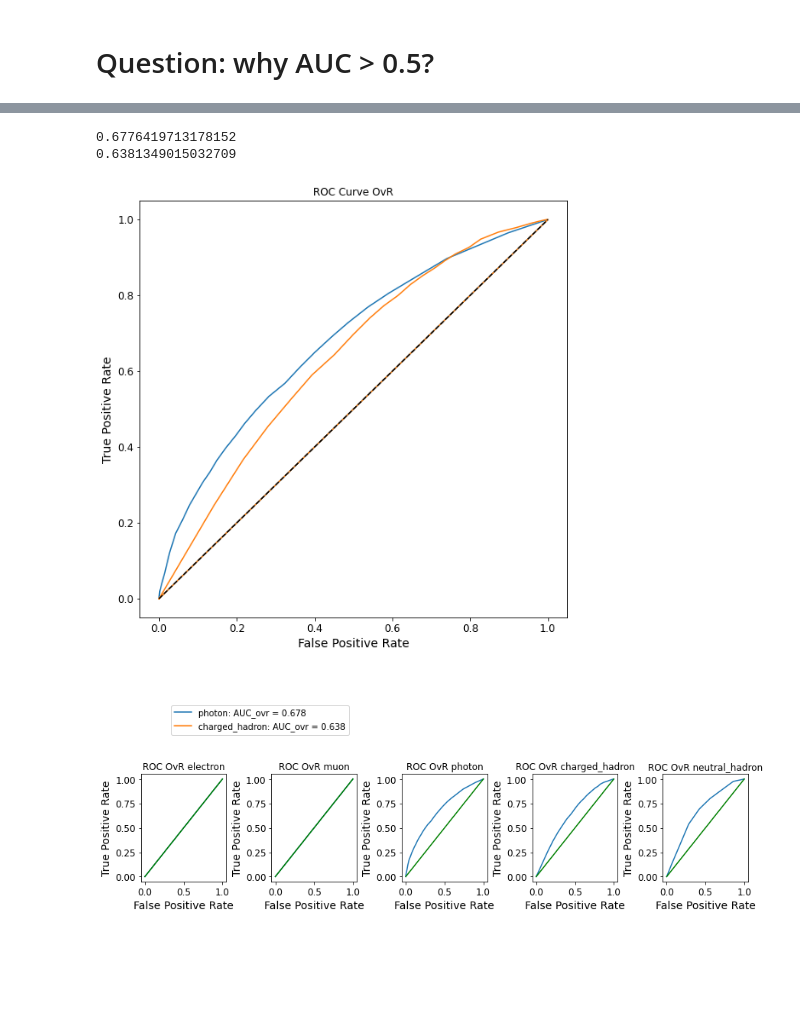
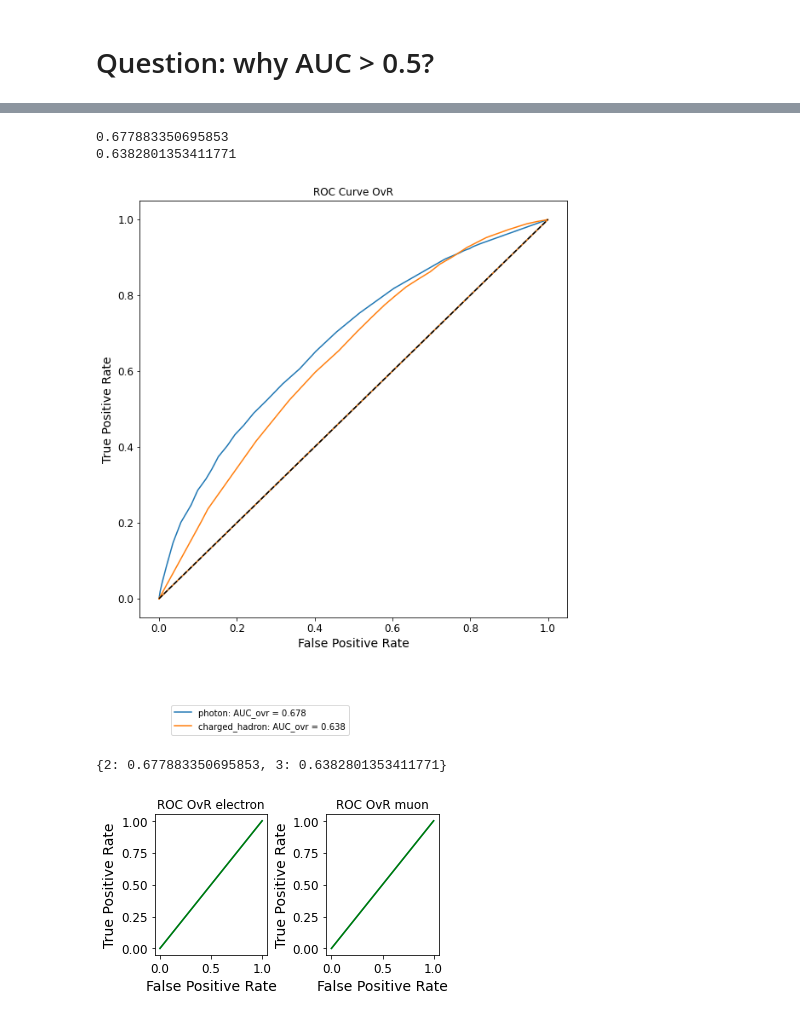
Before and after one commit to JavierZhao/semi-supervised-tests, a Jupyter notebook: Jupyter/ssl_tests_train_model.ipynb, the cells around one changed output, grey strips where cells are left out. Saved outputs shown, nothing was run; the diff lists cells and outputs as text; code cells hidden in the pictures; blank space fills up the shorter version.

Commit message:
updated ssl_tests

```diff
--- a/Jupyter/ssl_tests_train_model.ipynb
+++ b/Jupyter/ssl_tests_train_model.ipynb
@@ -279,9 +264,10 @@ roc_auc_ovr = plot_overlayed_roc_curve(classes, data.y[test_mask], out_norm[test
 # %%
 classes = [2, 3]
 class_labels = ["photon", "charged_hadron"]
-roc_auc_ovr = plot_overlayed_roc_curve(classes, data.y[test_mask], out_norm[test_mask][:, classes], class_labels, ncol=1)
+plot_overlayed_roc_curve(classes, data.y[test_mask], out_norm[test_mask][:, classes], class_labels, ncol=1)
 # %% [output]
-0.6776419713178152
-0.6381349015032709
+0.677883350695853
+0.6382801353411771
-[figure, old version]
+[figure, new version]
+{2: 0.677883350695853, 3: 0.6382801353411771}
 # %%
@@ -311,26 +297,26 @@ def plot_roc_curve(tpr, fpr, scatter = True, ax = None):
 # %%
-# Plots the ROC Curves One vs Rest
-plt.figure(figsize = (12, 3))
-roc_auc_ovr = {}
-predictions = out_norm[test_mask]
-for i in range(len(classes)):  #for each of the classes
-    # Gets the class
-    c = classes[i]
-    y_real = [1 if y == c else 0 for y in labels_testing]
-    y_proba = predictions[:, i]
-    tpr, fpr = get_all_roc_coordinates(y_real, y_proba.cpu())
+# # Plots the ROC Curves One vs Rest
+# plt.figure(figsize = (12, 3))
+# roc_auc_ovr = {}
+# predictions = out_norm[test_mask]
+# for i in range(len(classes)):  #for each of the classes
+#     # Gets the class
+#     c = classes[i]
+#     y_real = [1 if y == c else 0 for y in labels_testing]
+#     y_proba = predictions[:, i]
+#     tpr, fpr = get_all_roc_coordinates(y_real, y_proba.cpu())
 
-    # Calculates the ROC Coordinates and plots the ROC Curves
-    ax_bottom = plt.subplot(1, 5, i+1)
-    plot_roc_curve(tpr, fpr, scatter = False, ax = ax_bottom)
-    ax_bottom.set_title(f"ROC OvR {PDG_CLASSES[i]}")
+#     # Calculates the ROC Coordinates and plots the ROC Curves
+#     ax_bottom = plt.subplot(1, 5, i+1)
+#     plot_roc_curve(tpr, fpr, scatter = False, ax = ax_bottom)
+#     ax_bottom.set_title(f"ROC OvR {PDG_CLASSES[i]}")
 
-    # Calculates the ROC AUC OvR
-    roc_auc_ovr[c] = roc_auc_score(y_real, y_proba.detach().cpu())
+#     # Calculates the ROC AUC OvR
+#     roc_auc_ovr[c] = roc_auc_score(y_real, y_proba.detach().cpu())
 
-plt.tight_layout()
+# plt.tight_layout()
 # %% [output]
-[figure, old version]
+[figure, new version]
 # %%
 plot_class_balance_and_AUC(class_dict, roc_auc_ovr, PDG_CLASSES)
 # %% [output]
```
Also changed, not shown: parts of 16 cells of this notebook.
